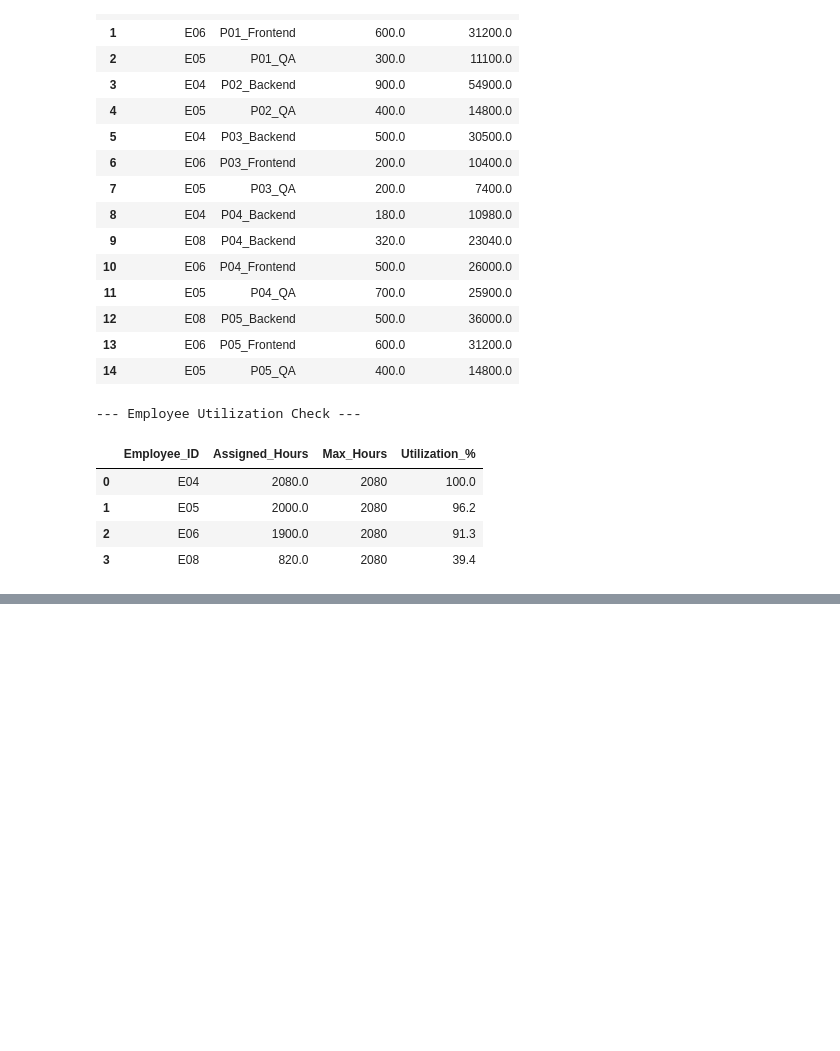
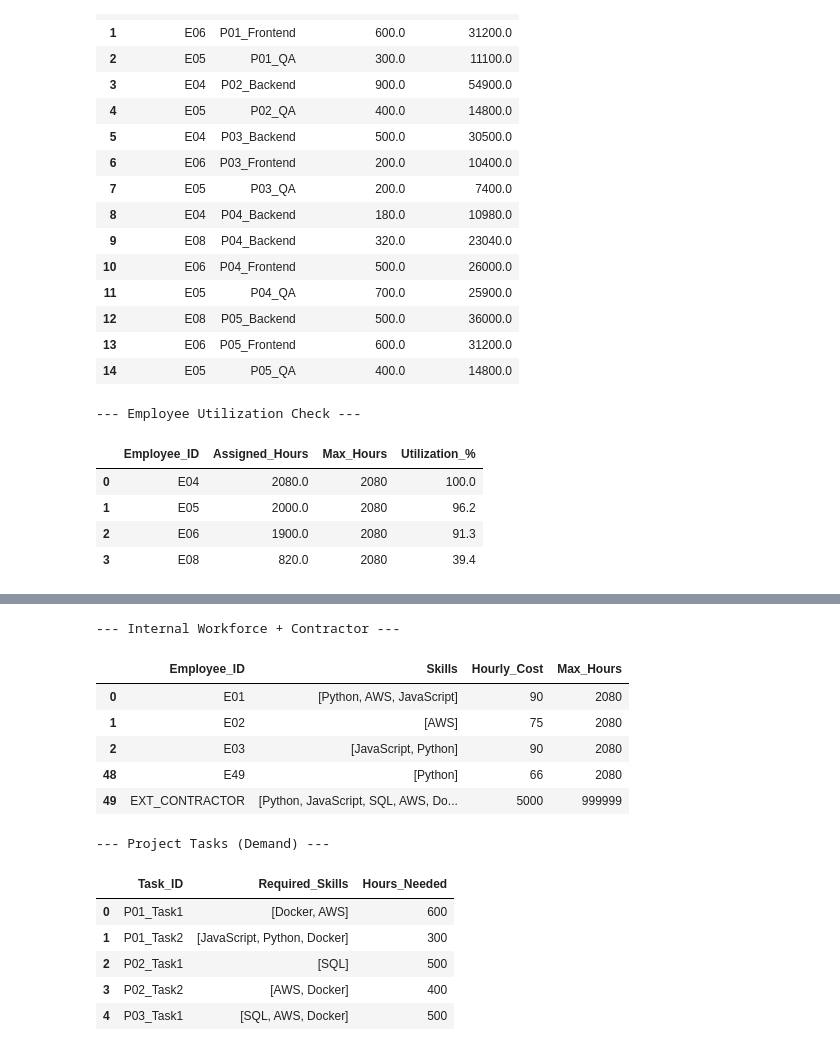
Before and after one commit to JKrempinska/multi_skill_resource_allocation, a Jupyter notebook: main.ipynb, the cells around one changed output, grey strips where cells are left out. Cells and saved outputs as stored; diff of their text form; code cells hidden in the pictures; blank space fills up the shorter version.

```diff
--- a/main.ipynb
+++ b/main.ipynb
@@ -245,0 +425,80 @@ display(utilization)
+# %%
+import pandas as pd
+import numpy as np
+import random
+from ortools.linear_solver import pywraplp
+
+# Set seed for reproducible presentations
+random.seed(10)
+np.random.seed(10)
+
+tech_stack = ['Python', 'JavaScript', 'SQL', 'AWS', 'Docker']
+
+# 1. Generate Internal Employees
+employee_data = []
+for i in range(1, 50):  # 15 internal employees
+    emp_id = f"E{i:02d}"
+
+    # Give each employee 1 to 3 skills
+    emp_skills = random.sample(tech_stack, k=random.randint(1, 3))
+
+    # Base cost scales with the number of skills they know
+    cost = 50 + (len(emp_skills) * 15) + random.randint(-5, 10)
+
+    employee_data.append({
+        'Employee_ID': emp_id,
+        'Skills': emp_skills,
+        'Hourly_Cost': cost,
+        'Max_Hours': 2080
+    })
+
+# THE OR TRICK: Add the External Contractor to guarantee feasibility
+employee_data.append({
+    'Employee_ID': 'EXT_CONTRACTOR',
+    'Skills': tech_stack,  # Possesses EVERY skill
+    'Hourly_Cost': 5000,   # Exorbitantly expensive
+    'Max_Hours': 999999    # Effectively infinite capacity
+})
+
+employees_df = pd.DataFrame(employee_data)
+
+# 2. Generate Complex Tasks
+task_data = []
+for p in range(1, 6): # 5 Projects
+    proj_id = f"P{p:02d}"
+
+    # 2 tasks per project
+    for t in range(1, 3):
+        task_id = f"{proj_id}_Task{t}"
+        # Task requires a combination of 1 to 3 skills
+        req_skills = random.sample(tech_stack, k=random.randint(1, 3))
+        hours = random.randint(3, 8) * 100
+
+        task_data.append({
+            'Task_ID': task_id,
+            'Required_Skills': req_skills,
+            'Hours_Needed': hours
+        })
+
+tasks_df = pd.DataFrame(task_data)
+
+print("--- Internal Workforce + Contractor ---")
+display(pd.concat([employees_df.head(3), employees_df.tail(2)])) # Show top internal and the contractor
+
+print("\n--- Project Tasks (Demand) ---")
+display(tasks_df.head(5))
+# %% [output]
+--- Internal Workforce + Contractor ---
+|  | Employee_ID | Skills | Hourly_Cost | Max_Hours |
+| 0 | E01 | [Python, AWS, JavaScript] | 90 | 2080 |
+| 1 | E02 | [AWS] | 75 | 2080 |
+| 2 | E03 | [JavaScript, Python] | 90 | 2080 |
+| 48 | E49 | [Python] | 66 | 2080 |
+| 49 | EXT_CONTRACTOR | [Python, JavaScript, SQL, AWS, Do... | 5000 | 999999 |
+--- Project Tasks (Demand) ---
+|  | Task_ID | Required_Skills | Hours_Needed |
+| 0 | P01_Task1 | [Docker, AWS] | 600 |
+| 1 | P01_Task2 | [JavaScript, Python, Docker] | 300 |
+| 2 | P02_Task1 | [SQL] | 500 |
+| 3 | P02_Task2 | [AWS, Docker] | 400 |
+| 4 | P03_Task1 | [SQL, AWS, Docker] | 500 |
```
Also changed, not shown: parts of 6 cells of this notebook.
